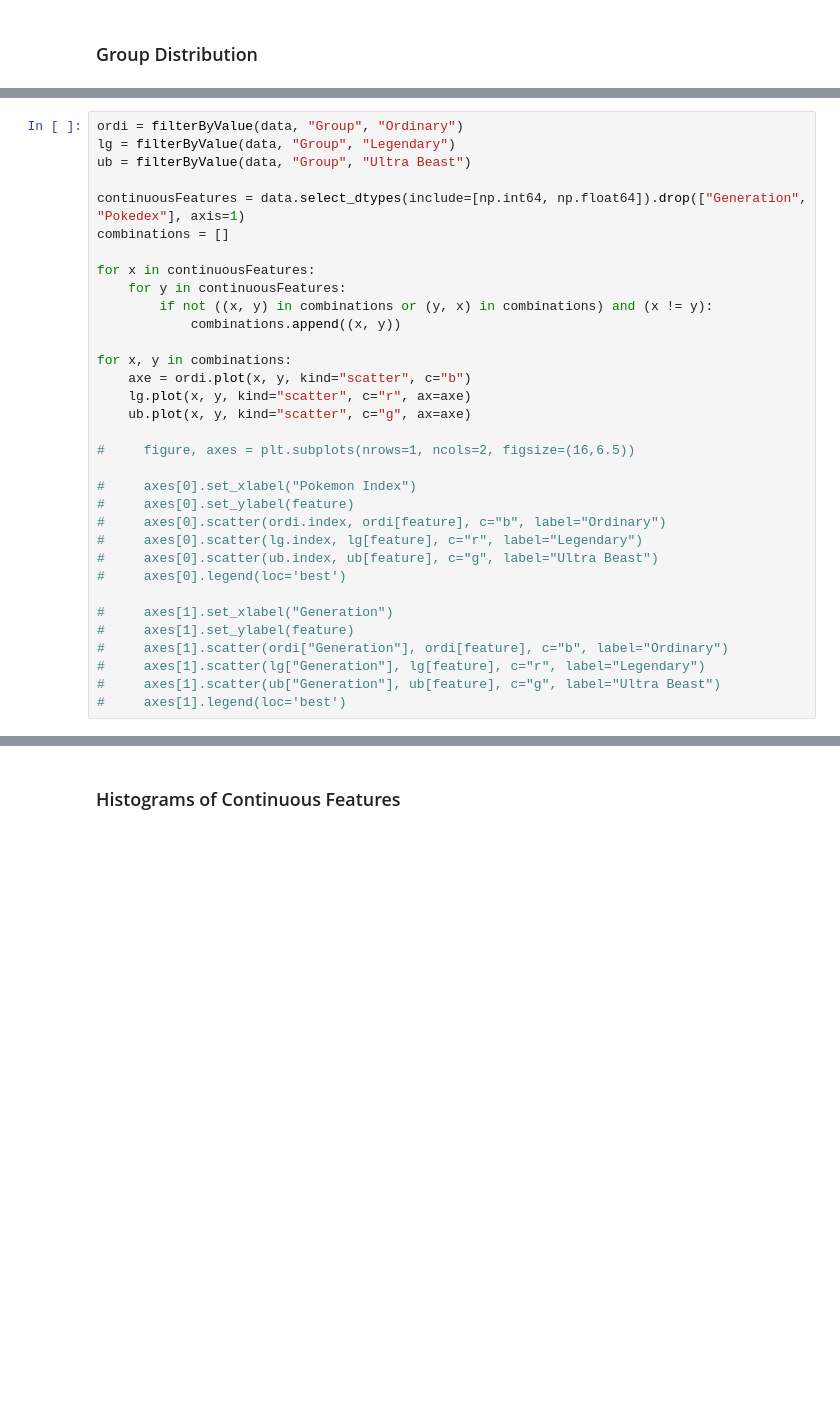
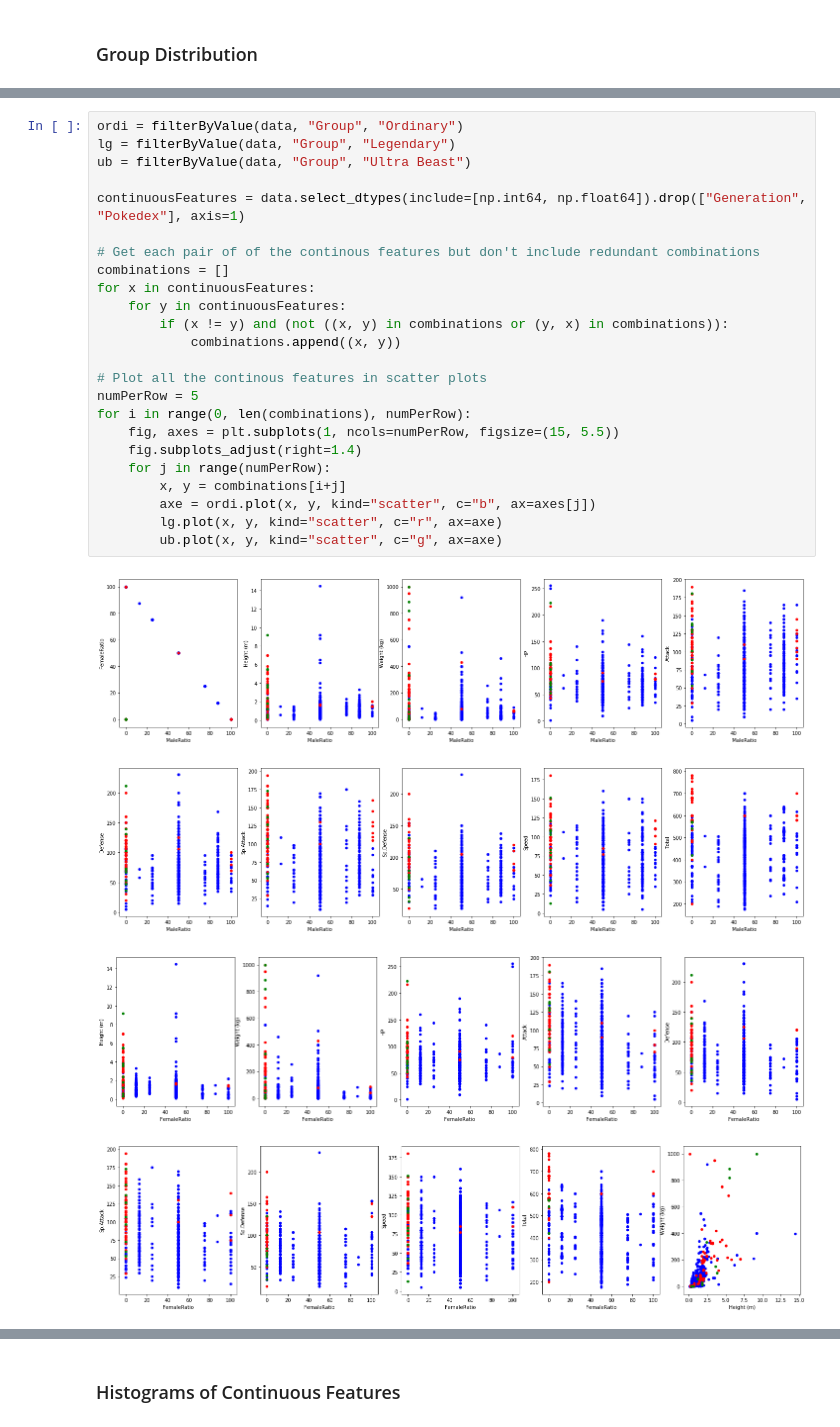
Before and after one commit to pandabytes/PokemonDatamining, a Jupyter notebook: predictors/Pokemon.ipynb, the cells around one changed output, grey strips where cells are left out. Drawn from its saved outputs; the diff is of its cells as text; blank space fills up the shorter version.

```diff
--- a/predictors/Pokemon.ipynb
+++ b/predictors/Pokemon.ipynb
@@ -81,33 +81,29 @@ plt.show()
 # %%
 ordi = filterByValue(data, "Group", "Ordinary")
 lg = filterByValue(data, "Group", "Legendary")
 ub = filterByValue(data, "Group", "Ultra Beast")
 
 continuousFeatures = data.select_dtypes(include=[np.int64, np.float64]).drop(["Generation", "Pokedex"], axis=1)
+
+# Get each pair of of the continous features but don't include redundant combinations
 combinations = []
-
 for x in continuousFeatures:
     for y in continuousFeatures:
-        if not ((x, y) in combinations or (y, x) in combinations) and (x != y):
+        if (x != y) and (not ((x, y) in combinations or (y, x) in combinations)):
             combinations.append((x, y))
 
-for x, y in combinations:
-    axe = ordi.plot(x, y, kind="scatter", c="b")
-    lg.plot(x, y, kind="scatter", c="r", ax=axe)
-    ub.plot(x, y, kind="scatter", c="g", ax=axe)
-
-#     figure, axes = plt.subplots(nrows=1, ncols=2, figsize=(16,6.5))
-
-#     axes[0].set_xlabel("Pokemon Index")
-#     axes[0].set_ylabel(feature)
-#     axes[0].scatter(ordi.index, ordi[feature], c="b", label="Ordinary")
-#     axes[0].scatter(lg.index, lg[feature], c="r", label="Legendary")
-#     axes[0].scatter(ub.index, ub[feature], c="g", label="Ultra Beast")
-#     axes[0].legend(loc='best')
-
-#     axes[1].set_xlabel("Generation")
-#     axes[1].set_ylabel(feature)
-#     axes[1].scatter(ordi["Generation"], ordi[feature], c="b", label="Ordinary")
-#     axes[1].scatter(lg["Generation"], lg[feature], c="r", label="Legendary")
-#     axes[1].scatter(ub["Generation"], ub[feature], c="g", label="Ultra Beast")
-#     axes[1].legend(loc='best')
+# Plot all the continous features in scatter plots
+numPerRow = 5
+for i in range(0, len(combinations), numPerRow):
+    fig, axes = plt.subplots(1, ncols=numPerRow, figsize=(15, 5.5))
+    fig.subplots_adjust(right=1.4)
+    for j in range(numPerRow):
+        x, y = combinations[i+j]
+        axe = ordi.plot(x, y, kind="scatter", c="b", ax=axes[j])
+        lg.plot(x, y, kind="scatter", c="r", ax=axe)
+        ub.plot(x, y, kind="scatter", c="g", ax=axe)
+# %% [output]
+[figure, added]
+[figure, added]
+[figure, added]
+[figure, added]
```
Also changed, not shown: parts of 51 cells of this notebook, 5 other files.
